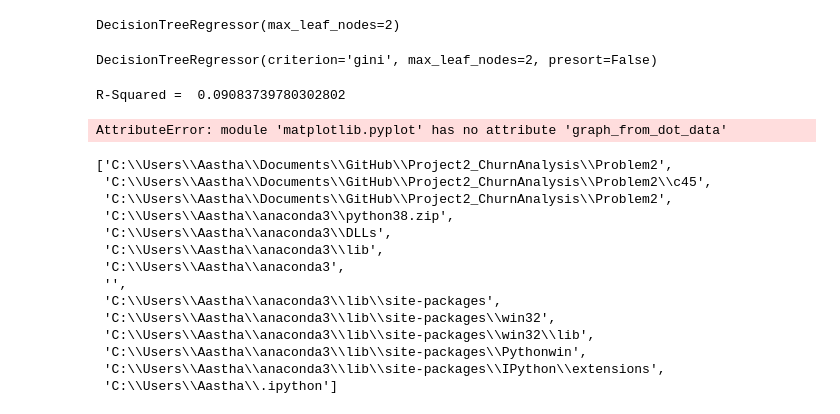
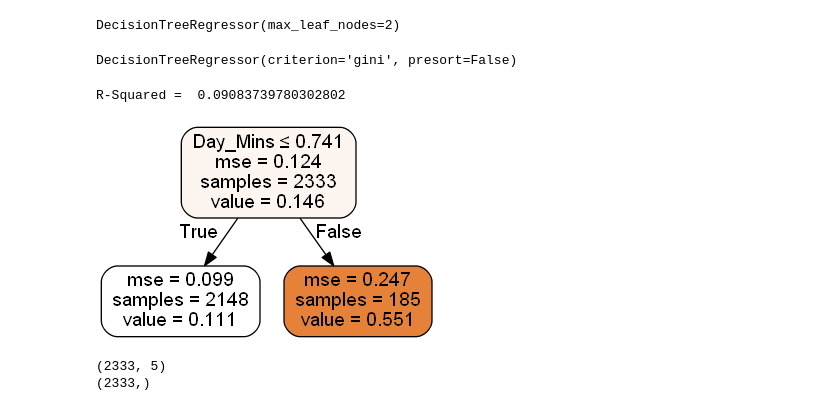
Before and after one commit to Aastha-Shreya/Project2_ChurnAnalysis, a Jupyter notebook: Problem2/churnsolution.ipynb, the cells around one changed output. Drawn from its saved outputs; the diff is of its cells as text; code cells hidden in the pictures.

Commit message:
c4.5 Decision Tree Error Solved

```diff
--- a/Problem2/churnsolution.ipynb
+++ b/Problem2/churnsolution.ipynb
@@ -260,10 +256,10 @@ rt
 DecisionTreeRegressor(max_leaf_nodes=2)
 # %%
 DecisionTreeRegressor(criterion='gini', max_depth=None, max_features=None,
-           max_leaf_nodes=2, min_impurity_decrease=0.0,
+           max_leaf_nodes=None, min_impurity_decrease=0.0,
            min_impurity_split=None, min_samples_leaf=1,
            min_samples_split=2, min_weight_fraction_leaf=0.0,
            presort=False, random_state=None, splitter='best')
 # %% [output]
-DecisionTreeRegressor(criterion='gini', max_leaf_nodes=2, presort=False)
+DecisionTreeRegressor(criterion='gini', presort=False)
 # %%
@@ -277,33 +274,12 @@ R-Squared =  0.09083739780302802
 # %%
 #Here we have tried to Generate the full set of decision rules for the CART decision tree.
 
-from sklearn import tree
-from IPython.display import Image,display
-import matplotlib.pyplot as pydotplus
+# from sklearn import tree
+# from IPython.display import Image,display
+# import matplotlib.pyplot as plt
 
-gdata = tree.export_graphviz(rt, out_file=None, filled=True, rounded=True,
-                            feature_names=['VMail_Plan','Day_Mins','Day_Charge','Intl_plan','CustServ_Calls'],
-                            class_names=[0,1])
-graph = pydotplus.graph_from_dot_data(gdata)
-display(Image(graph.create_png()))
+# gdata = tree.export_graphviz(rt, out_file=None, filled=True, rounded=True,
+#                             feature_names=['VMail_Plan','Day_Mins','Day_Charge','Intl_plan','CustServ_Calls'],
+#                             class_names=[0,1])
+# graph = plt.graph_from_dot_data(gdata)
+# display(Image(graph.create_png()))
-# %% [output]
-AttributeError: module 'matplotlib.pyplot' has no attribute 'graph_from_dot_data'
-# %%
-import sys
-
-sys.path
-# %% [output]
-['C:\\Users\\Aastha\\Documents\\GitHub\\Project2_ChurnAnalysis\\Problem2',
- 'C:\\Users\\Aastha\\Documents\\GitHub\\Project2_ChurnAnalysis\\Problem2\\c45',
- 'C:\\Users\\Aastha\\Documents\\GitHub\\Project2_ChurnAnalysis\\Problem2',
- 'C:\\Users\\Aastha\\anaconda3\\python38.zip',
- 'C:\\Users\\Aastha\\anaconda3\\DLLs',
- 'C:\\Users\\Aastha\\anaconda3\\lib',
- 'C:\\Users\\Aastha\\anaconda3',
- '',
- 'C:\\Users\\Aastha\\anaconda3\\lib\\site-packages',
- 'C:\\Users\\Aastha\\anaconda3\\lib\\site-packages\\win32',
- 'C:\\Users\\Aastha\\anaconda3\\lib\\site-packages\\win32\\lib',
- 'C:\\Users\\Aastha\\anaconda3\\lib\\site-packages\\Pythonwin',
- 'C:\\Users\\Aastha\\anaconda3\\lib\\site-packages\\IPython\\extensions',
- 'C:\\Users\\Aastha\\.ipython']
@@ -310 +290,23 @@ sys.path
+# %%
+from sklearn.tree import export_graphviz
+from six import StringIO
+from IPython.display import Image
+import pydotplus
+
+feature_cols=['VMail_Plan','Day_Mins','Day_Charge','Intl_plan','CustServ_Calls']
+dot_data = StringIO()
+export_graphviz(rt, out_file=dot_data,
+                filled=True, rounded=True,
+                special_characters=True,feature_names = feature_cols,class_names=['0','1'])
+graph = pydotplus.graph_from_dot_data(dot_data.getvalue())
+graph.write_png('churnTree.png')
+Image(graph.create_png())
+# %% [output]
+[figure, added]
+# %%
+print(x_train.shape)
+print(y_train.shape)
+# %% [output]
+(2333, 5)
+(2333,)
 # %%
```
Also changed, not shown: parts of 8 cells of this notebook, 1 other file.
